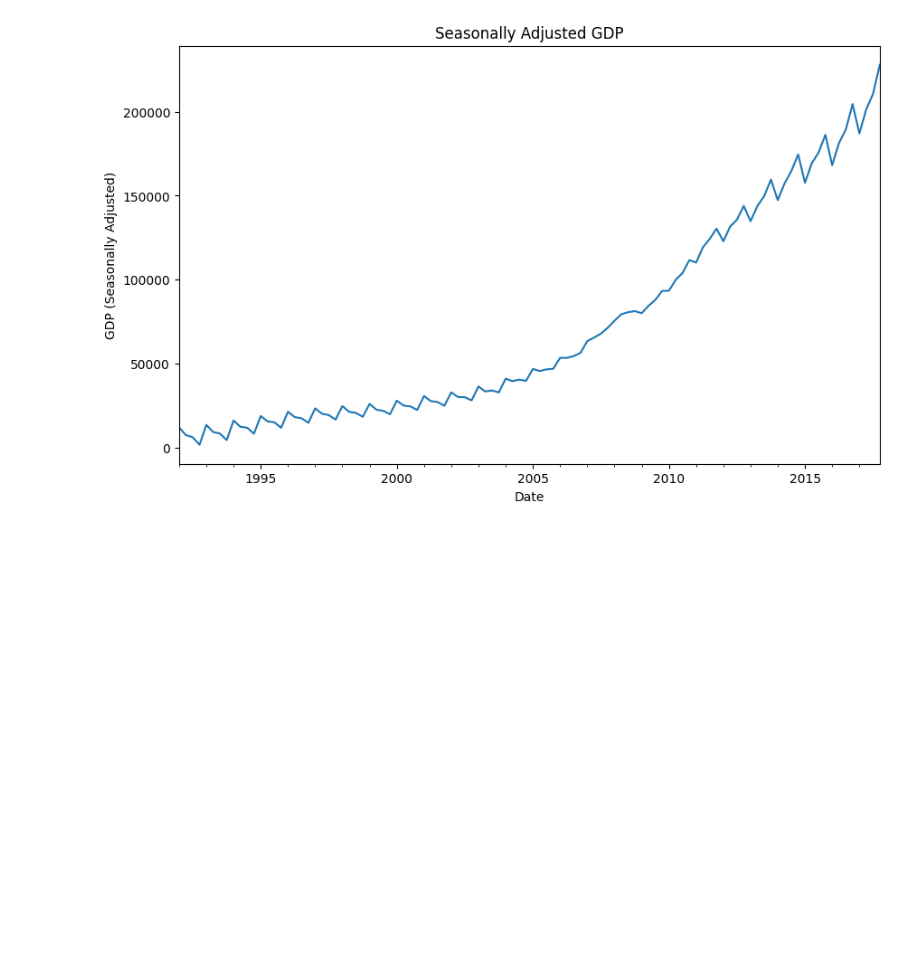
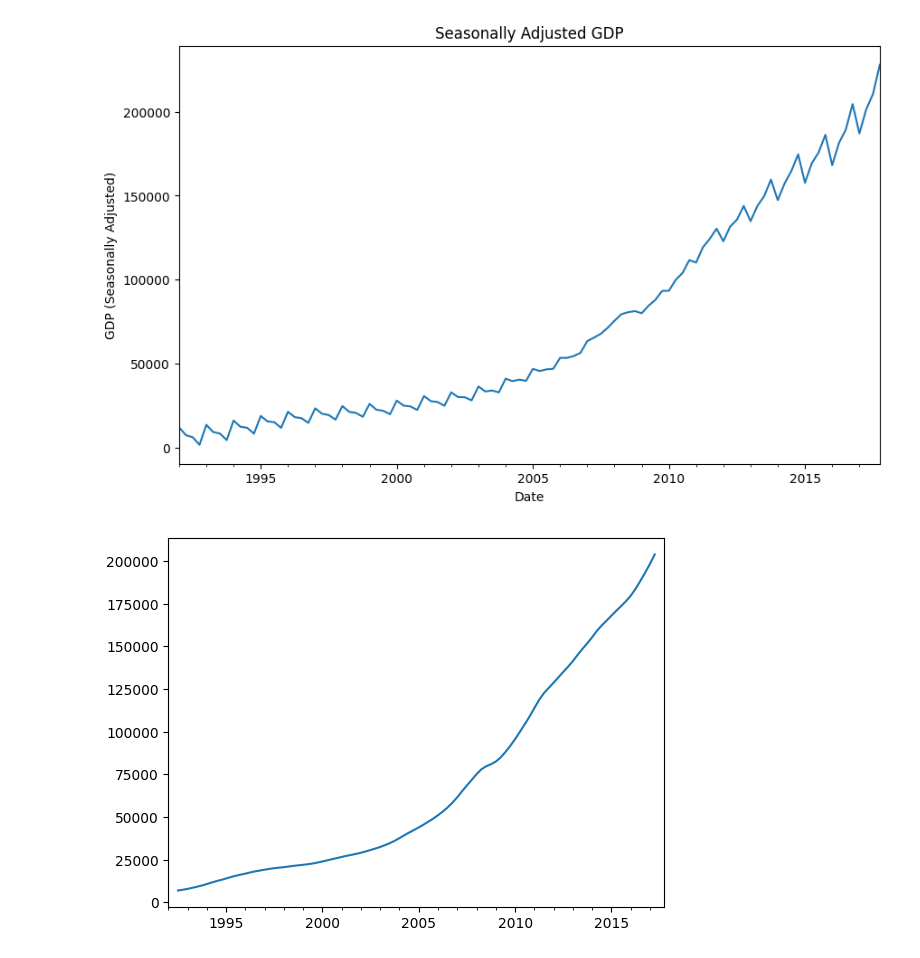
Before and after one commit to QuantLet/ATSSB-Applied-Time-Series-Solutions-Book, a Jupyter notebook: ATSSB_China_GDP/ATSSB_China_GDP.ipynb, the cells around one changed output. Saved outputs shown, nothing was run; the diff lists cells and outputs as text; code cells hidden in the pictures; blank space fills up the shorter version.

```diff
--- a/ATSSB_China_GDP/ATSSB_China_GDP.ipynb
+++ b/ATSSB_China_GDP/ATSSB_China_GDP.ipynb
@@ -142,3 +148,9 @@ plt.savefig("seasonally_adjusted_gdp", transparent=True, dpi=600)
 plt.show()
 # %% [output]
 [figure]
+# %%
+xdeca.trend.plot()
+plt.savefig("seasonally_adjusted_gdp_trend", transparent=True, dpi=600)
+plt.show()
+# %% [output]
+[figure, added]
```
Also changed, not shown: parts of 1 cell of this notebook, 2 other files.
